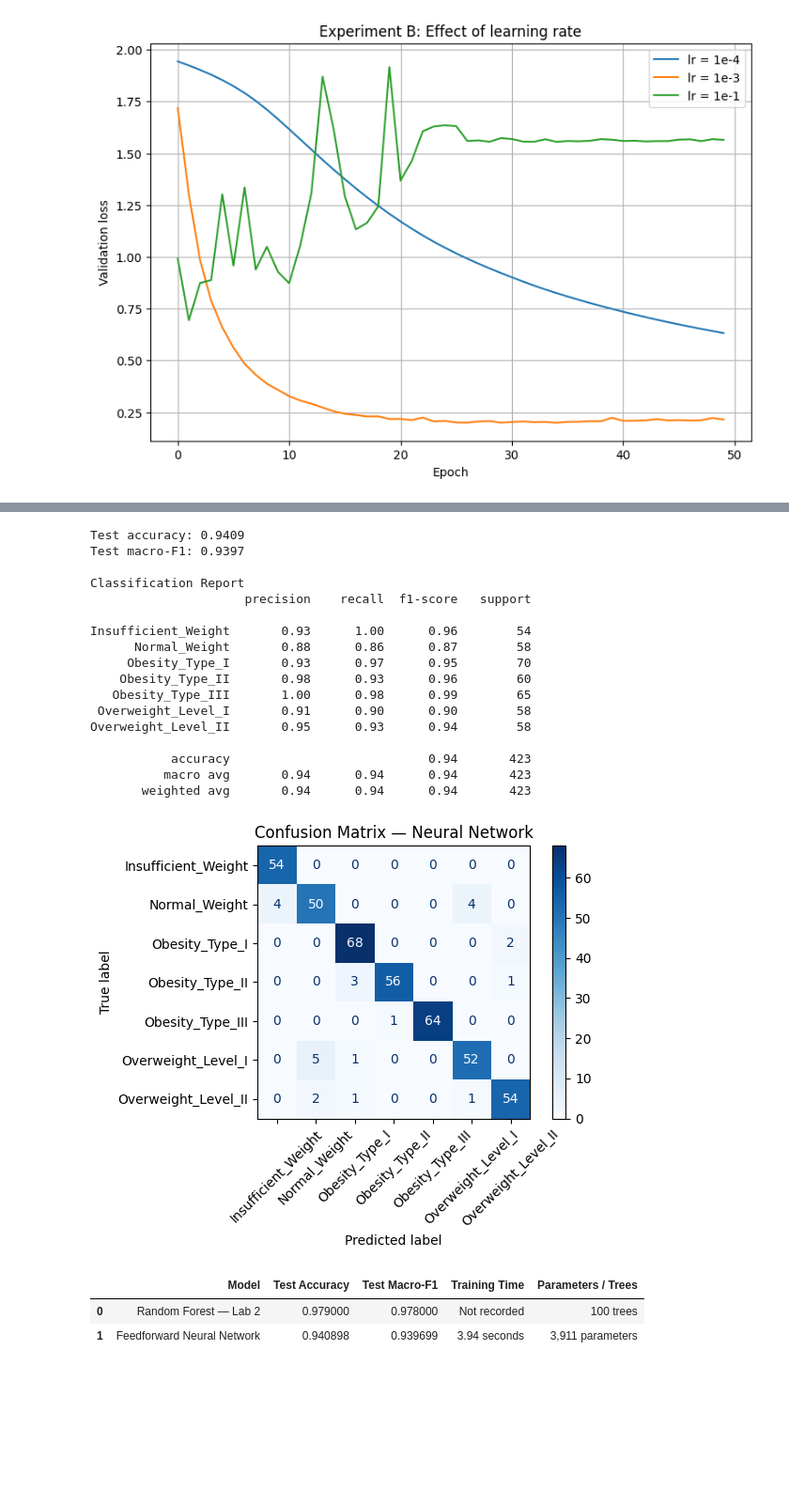
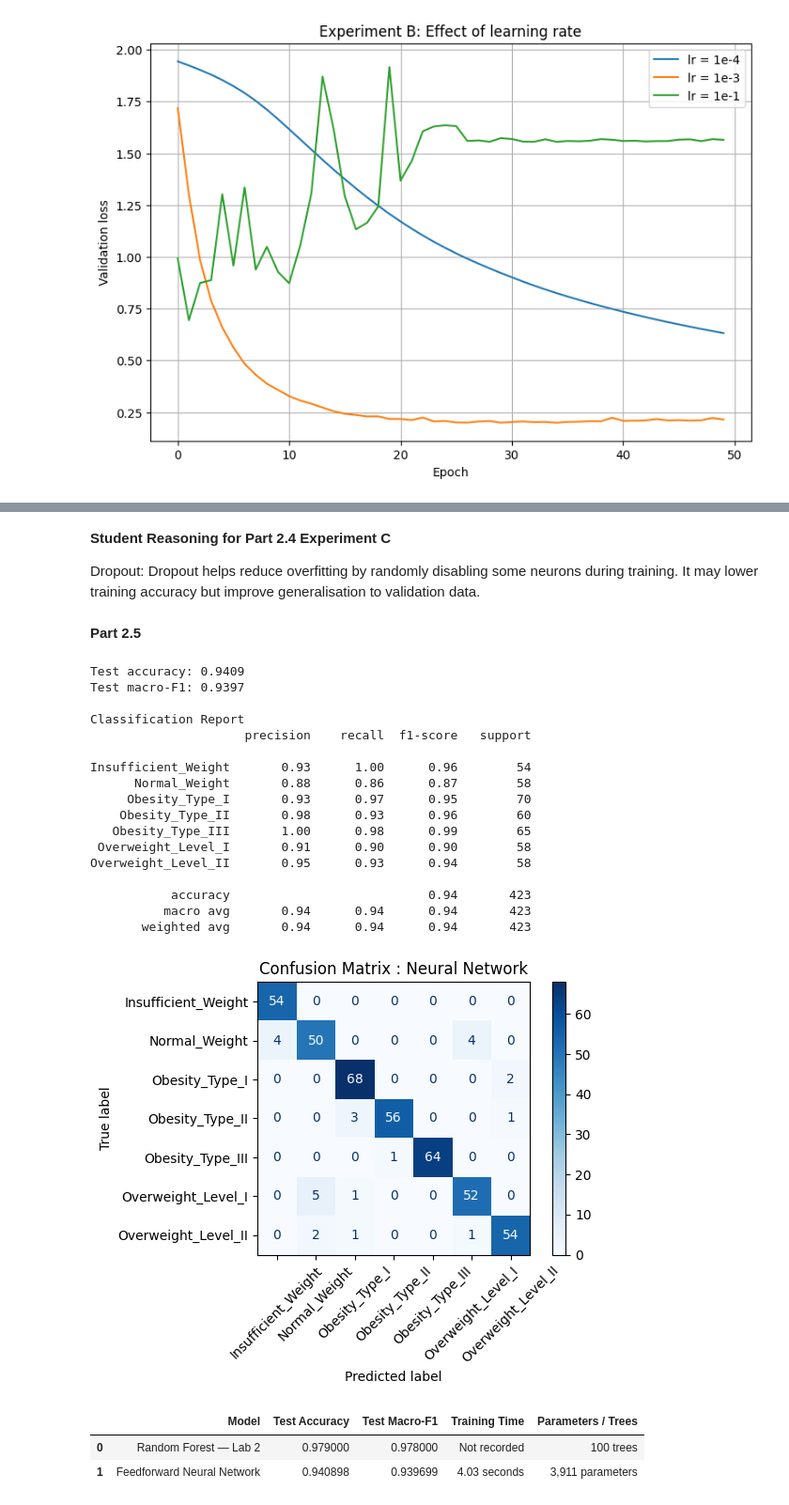
Before and after one commit to Babior/lab-3, a Jupyter notebook: lab_3.ipynb, the cells around one changed output, grey strips where cells are left out. Shown at 94% size. Saved outputs shown, nothing was run; the diff lists cells and outputs as text; code cells hidden in the pictures; blank space fills up the shorter version.

```diff
--- a/lab_3.ipynb
+++ b/lab_3.ipynb
@@ -1126,3 +1189,10 @@ plt.show()
+# %% [markdown]
+**Student Reasoning for Part 2.4 Experiment C**
+
+Dropout:
+Dropout helps reduce overfitting by randomly disabling some neurons during training. It may lower training accuracy but improve generalisation to validation data.
+# %% [markdown]
+**Part 2.5**
 # %%
 from sklearn.metrics import (
     accuracy_score,
@@ -1214,7 +1284,7 @@ ConfusionMatrixDisplay.from_predictions(
     cmap="Blues"
 )
 
-plt.title("Confusion Matrix — Neural Network")
+plt.title("Confusion Matrix : Neural Network")
 plt.tight_layout()
 plt.show()
 
@@ -1241,34 +1311,34 @@ comparison_table = pd.DataFrame({
     ],
     "Training Time": [
         "Not recorded",
         f"{best_result['training_time']:.2f} seconds"
     ],
     "Parameters / Trees": [
         "100 trees",
         f"{nn_parameter_count:,} parameters"
     ]
 })
 
 display(comparison_table)
 # %% [output]
 Test accuracy: 0.9409
 Test macro-F1: 0.9397
 
 Classification Report
                      precision    recall  f1-score   support
 
 Insufficient_Weight       0.93      1.00      0.96        54
       Normal_Weight       0.88      0.86      0.87        58
      Obesity_Type_I       0.93      0.97      0.95        70
     Obesity_Type_II       0.98      0.93      0.96        60
    Obesity_Type_III       1.00      0.98      0.99        65
  Overweight_Level_I       0.91      0.90      0.90        58
 Overweight_Level_II       0.95      0.93      0.94        58
 
            accuracy                           0.94       423
           macro avg       0.94      0.94      0.94       423
        weighted avg       0.94      0.94      0.94       423
-[figure, old version]
+[figure, new version]
 |  | Model | Test Accuracy | Test Macro-F1 | Training Time | Parameters / Trees |
 | 0 | Random Forest — Lab 2 | 0.979000 | 0.978000 | Not recorded | 100 trees |
-| 1 | Feedforward Neural Network | 0.940898 | 0.939699 | 3.94 seconds | 3,911 parameters |
+| 1 | Feedforward Neural Network | 0.940898 | 0.939699 | 4.03 seconds | 3,911 parameters |
```
Also changed, not shown: parts of 17 cells of this notebook.
